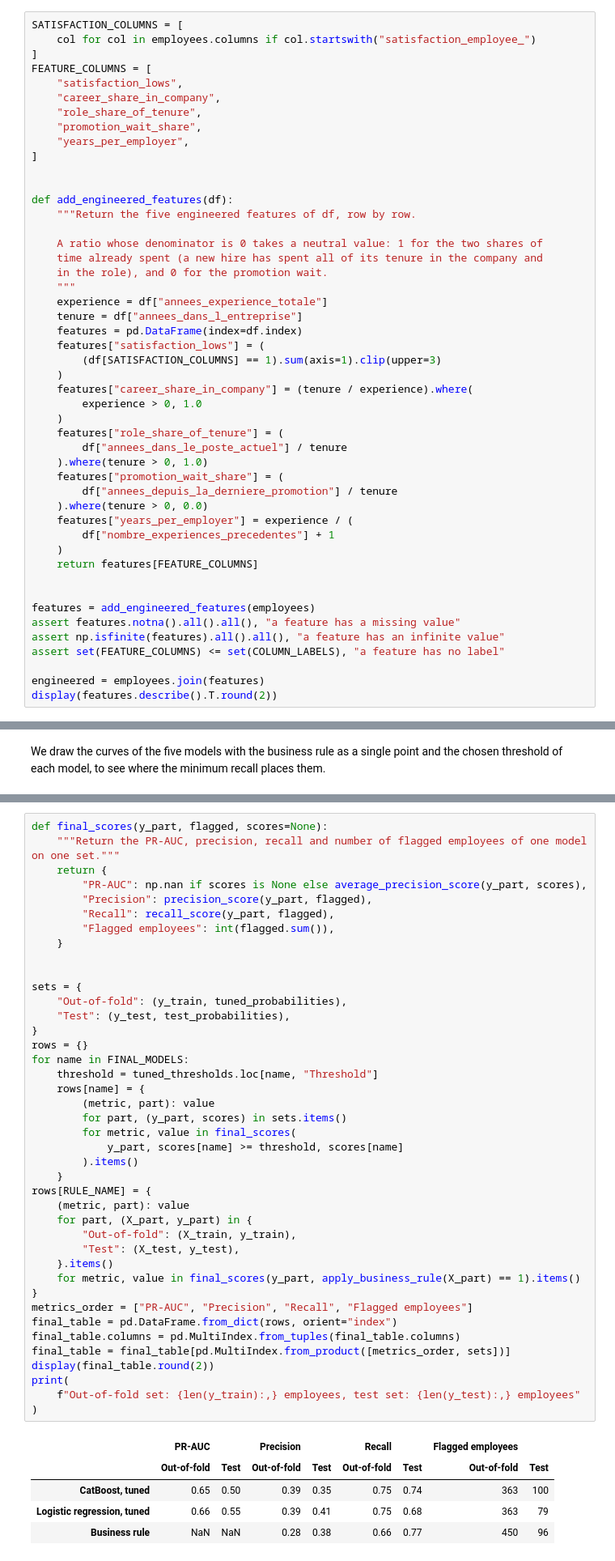
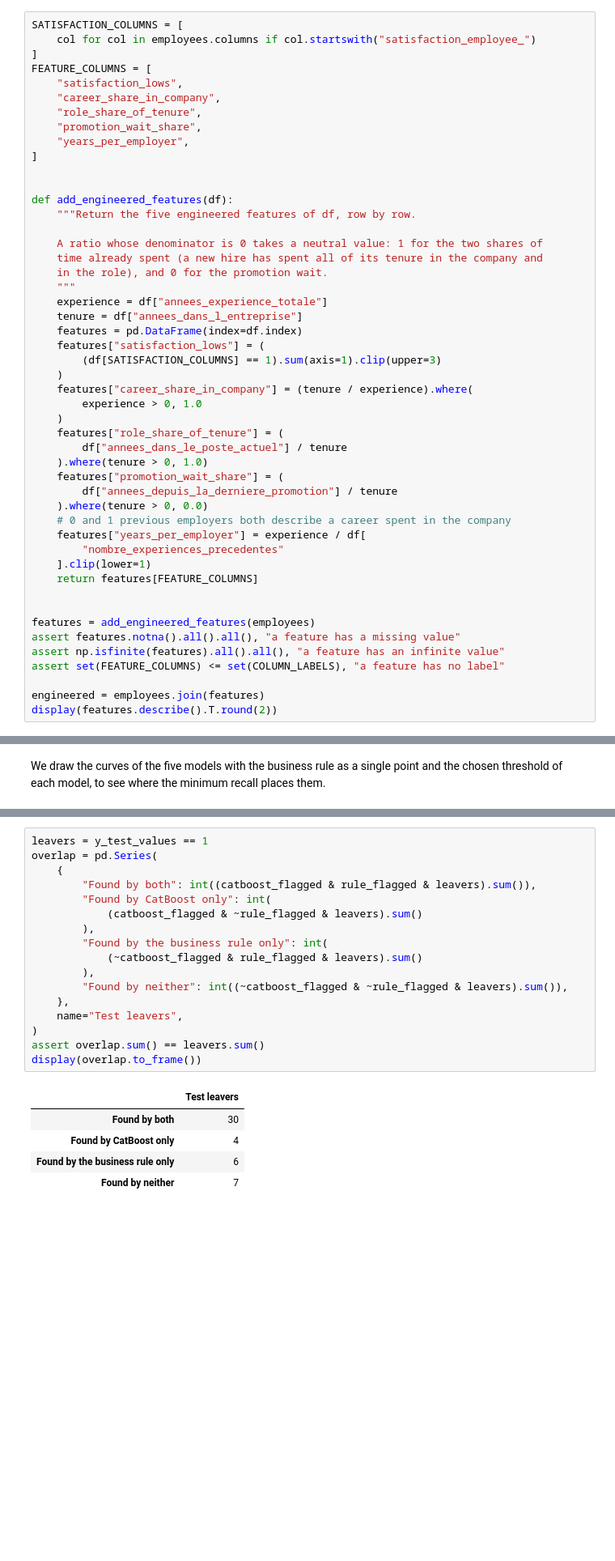
Before and after one commit to dapitch666/oc-p04-hr-attrition-classification, a Jupyter notebook: notebooks/02_modeling.ipynb, the cells around one changed output, grey strips where cells are left out. Shown at 81% size. Saved outputs shown, nothing was run; the diff lists cells and outputs as text; blank space fills up the shorter version.

```diff
--- a/notebooks/02_modeling.ipynb
+++ b/notebooks/02_modeling.ipynb
@@ -358,9 +358,10 @@ def add_engineered_features(df):
     features["promotion_wait_share"] = (
         df["annees_depuis_la_derniere_promotion"] / tenure
     ).where(tenure > 0, 0.0)
-    features["years_per_employer"] = experience / (
-        df["nombre_experiences_precedentes"] + 1
-    )
+    # 0 and 1 previous employers both describe a career spent in the company
+    features["years_per_employer"] = experience / df[
+        "nombre_experiences_precedentes"
+    ].clip(lower=1)
     return features[FEATURE_COLUMNS]
 
 
@@ -1616,47 +1706,23 @@ We compare each model on the test set with its out-of-fold values at the same th
 # %%
-def final_scores(y_part, flagged, scores=None):
-    """Return the PR-AUC, precision, recall and number of flagged employees of one model on one set."""
-    return {
-        "PR-AUC": np.nan if scores is None else average_precision_score(y_part, scores),
-        "Precision": precision_score(y_part, flagged),
-        "Recall": recall_score(y_part, flagged),
-        "Flagged employees": int(flagged.sum()),
-    }
-
-
-sets = {
-    "Out-of-fold": (y_train, tuned_probabilities),
-    "Test": (y_test, test_probabilities),
-}
-rows = {}
-for name in FINAL_MODELS:
-    threshold = tuned_thresholds.loc[name, "Threshold"]
-    rows[name] = {
-        (metric, part): value
-        for part, (y_part, scores) in sets.items()
-        for metric, value in final_scores(
-            y_part, scores[name] >= threshold, scores[name]
-        ).items()
-    }
-rows[RULE_NAME] = {
-    (metric, part): value
-    for part, (X_part, y_part) in {
-        "Out-of-fold": (X_train, y_train),
-        "Test": (X_test, y_test),
-    }.items()
-    for metric, value in final_scores(y_part, apply_business_rule(X_part) == 1).items()
-}
-metrics_order = ["PR-AUC", "Precision", "Recall", "Flagged employees"]
-final_table = pd.DataFrame.from_dict(rows, orient="index")
-final_table.columns = pd.MultiIndex.from_tuples(final_table.columns)
-final_table = final_table[pd.MultiIndex.from_product([metrics_order, sets])]
-display(final_table.round(2))
-print(
-    f"Out-of-fold set: {len(y_train):,} employees, test set: {len(y_test):,} employees"
+leavers = y_test_values == 1
+overlap = pd.Series(
+    {
+        "Found by both": int((catboost_flagged & rule_flagged & leavers).sum()),
+        "Found by CatBoost only": int(
+            (catboost_flagged & ~rule_flagged & leavers).sum()
+        ),
+        "Found by the business rule only": int(
+            (~catboost_flagged & rule_flagged & leavers).sum()
+        ),
+        "Found by neither": int((~catboost_flagged & ~rule_flagged & leavers).sum()),
+    },
+    name="Test leavers",
 )
+assert overlap.sum() == leavers.sum()
+display(overlap.to_frame())
 # %% [output]
-|  | PR-AUC |  | Precision |  | Recall |  | Flagged employees |  |
-|  | Out-of-fold | Test | Out-of-fold | Test | Out-of-fold | Test | Out-of-fold | Test |
-| CatBoost, tuned | 0.65 | 0.50 | 0.39 | 0.35 | 0.75 | 0.74 | 363 | 100 |
-| Logistic regression, tuned | 0.66 | 0.55 | 0.39 | 0.41 | 0.75 | 0.68 | 363 | 79 |
-| Business rule | NaN | NaN | 0.28 | 0.38 | 0.66 | 0.77 | 450 | 96 |
+|  | Test leavers |
+| Found by both | 30 |
+| Found by CatBoost only | 4 |
+| Found by the business rule only | 6 |
+| Found by neither | 7 |
```
Also changed, not shown: parts of 131 cells of this notebook, 4 other files.
